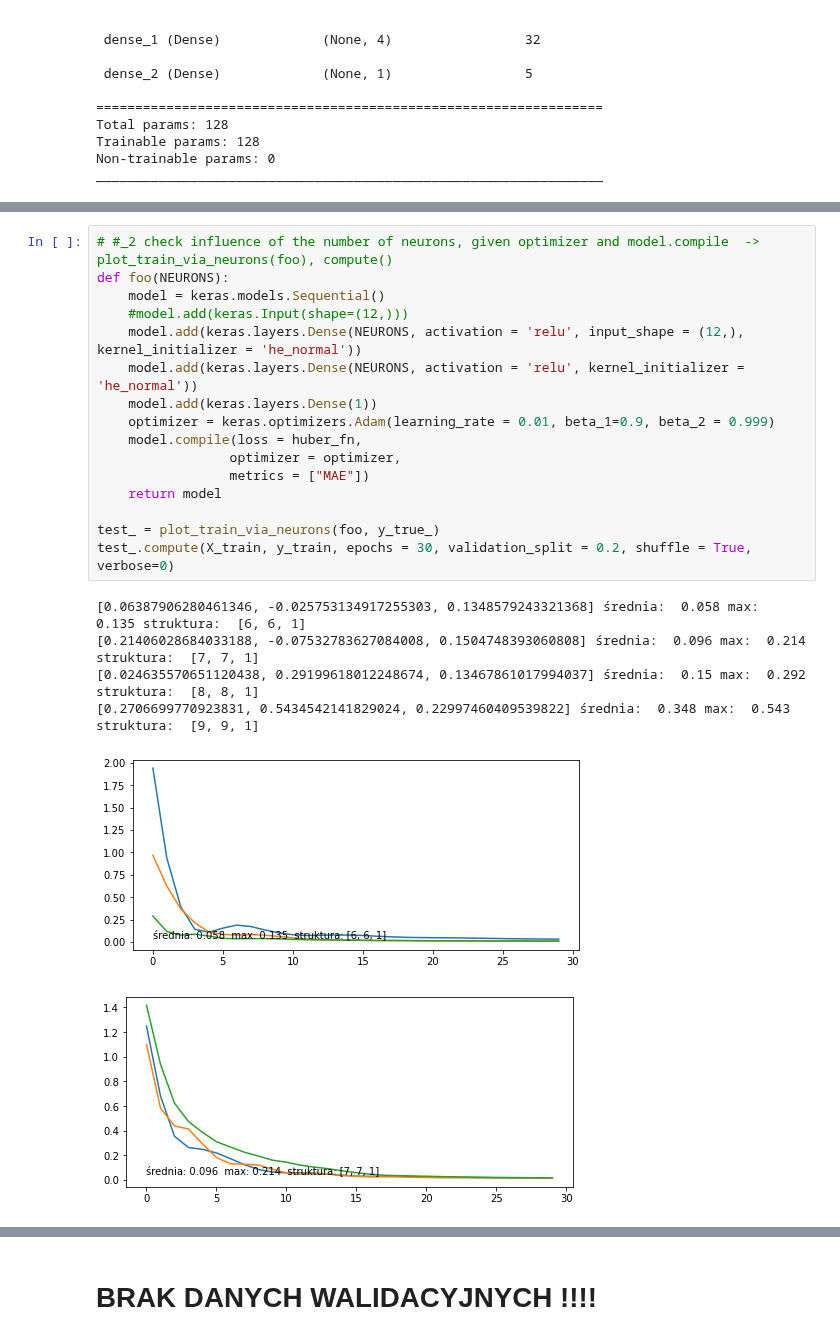
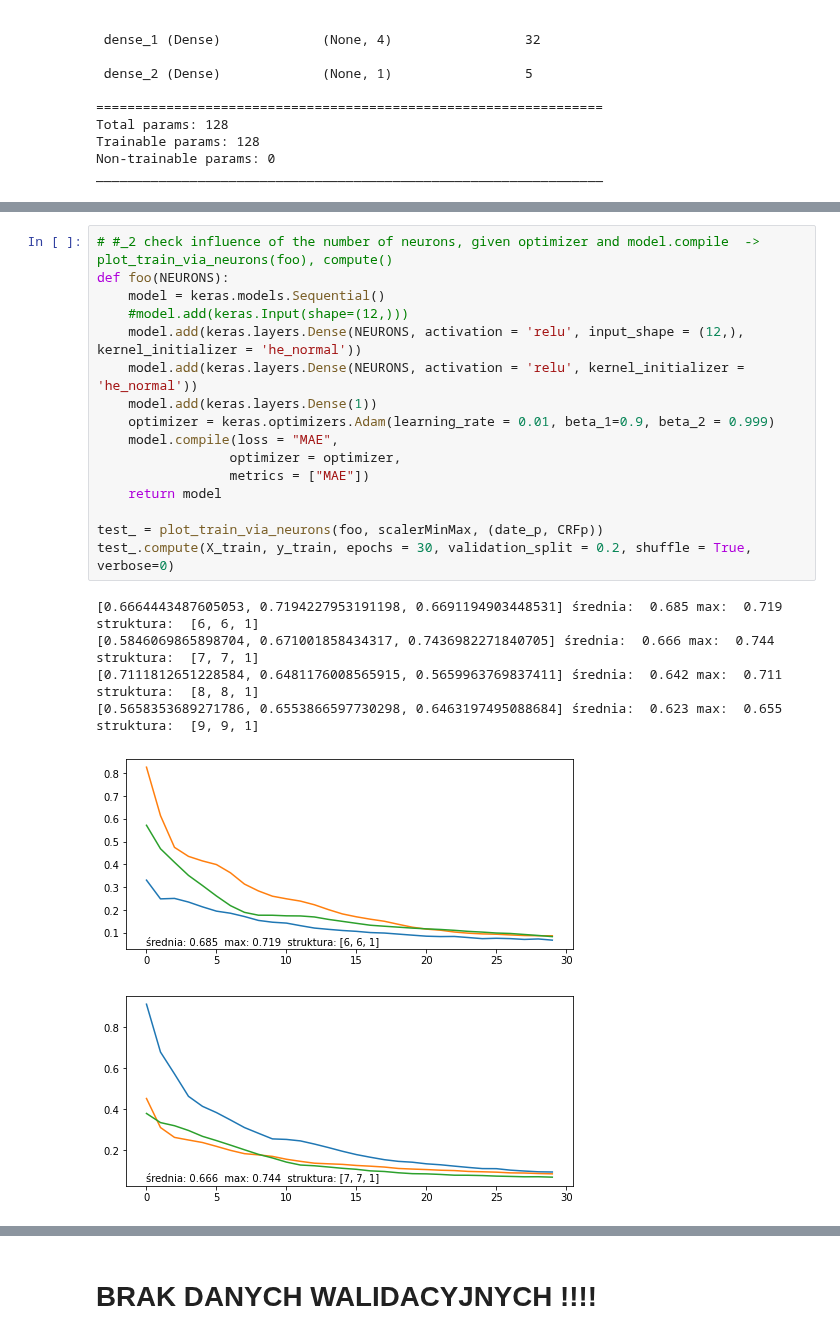
Before and after one commit to d-jus/tf_pipeline, a Jupyter notebook: SSN CRF - p & CRF - m.ipynb, the cells around one changed output, grey strips where cells are left out. Cells and saved outputs as stored; diff of their text form.

```diff
--- a/SSN CRF - p & CRF - m.ipynb
+++ b/SSN CRF - p & CRF - m.ipynb
@@ -264,23 +260,23 @@ list_output.add_out(*[            #keeps model outputs #_1 FIRST STEP - list_out
 # %%
 # #_2 check influence of the number of neurons, given optimizer and model.compile  -> plot_train_via_neurons(foo), compute()
 def foo(NEURONS):
     model = keras.models.Sequential()
     #model.add(keras.Input(shape=(12,)))
     model.add(keras.layers.Dense(NEURONS, activation = 'relu', input_shape = (12,), kernel_initializer = 'he_normal'))
     model.add(keras.layers.Dense(NEURONS, activation = 'relu', kernel_initializer = 'he_normal'))
     model.add(keras.layers.Dense(1))
     optimizer = keras.optimizers.Adam(learning_rate = 0.01, beta_1=0.9, beta_2 = 0.999)
-    model.compile(loss = huber_fn,
+    model.compile(loss = "MAE",
                  optimizer = optimizer,
                  metrics = ["MAE"])
     return model
 
-test_ = plot_train_via_neurons(foo, y_true_)
+test_ = plot_train_via_neurons(foo, scalerMinMax, (date_p, CRFp))
 test_.compute(X_train, y_train, epochs = 30, validation_split = 0.2, shuffle = True, verbose=0)
 # %% [output]
-[0.06387906280461346, -0.025753134917255303, 0.1348579243321368] średnia:  0.058 max:  0.135 struktura:  [6, 6, 1]
-[0.21406028684033188, -0.07532783627084008, 0.1504748393060808] średnia:  0.096 max:  0.214 struktura:  [7, 7, 1]
-[0.024635570651120438, 0.29199618012248674, 0.13467861017994037] średnia:  0.15 max:  0.292 struktura:  [8, 8, 1]
-[0.2706699770923831, 0.5434542141829024, 0.22997460409539822] średnia:  0.348 max:  0.543 struktura:  [9, 9, 1]
+[0.6664443487605053, 0.7194227953191198, 0.6691194903448531] średnia:  0.685 max:  0.719 struktura:  [6, 6, 1]
+[0.5846069865898704, 0.671001858434317, 0.7436982271840705] średnia:  0.666 max:  0.744 struktura:  [7, 7, 1]
+[0.7111812651228584, 0.6481176008565915, 0.5659963769837411] średnia:  0.642 max:  0.711 struktura:  [8, 8, 1]
+[0.5658353689271786, 0.6553866597730298, 0.6463197495088684] średnia:  0.623 max:  0.655 struktura:  [9, 9, 1]
-[figure, old version]
+[figure, new version]
-[figure, old version]
+[figure, new version]
```
Also changed, not shown: parts of 34 cells of this notebook.
